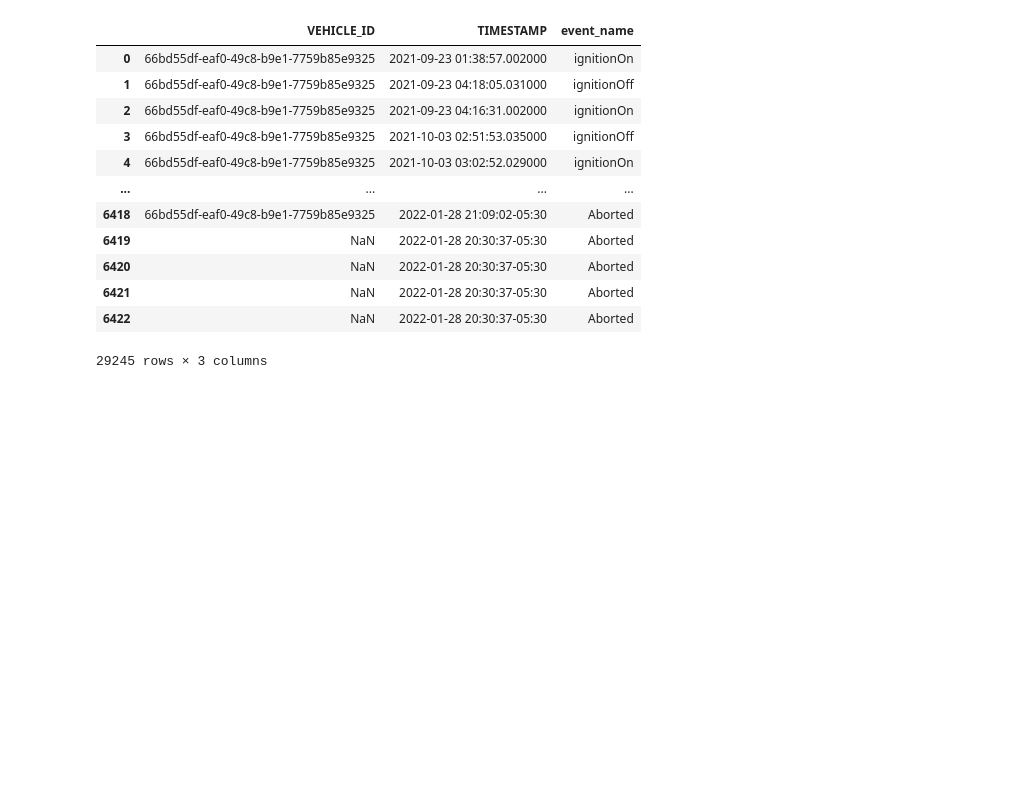
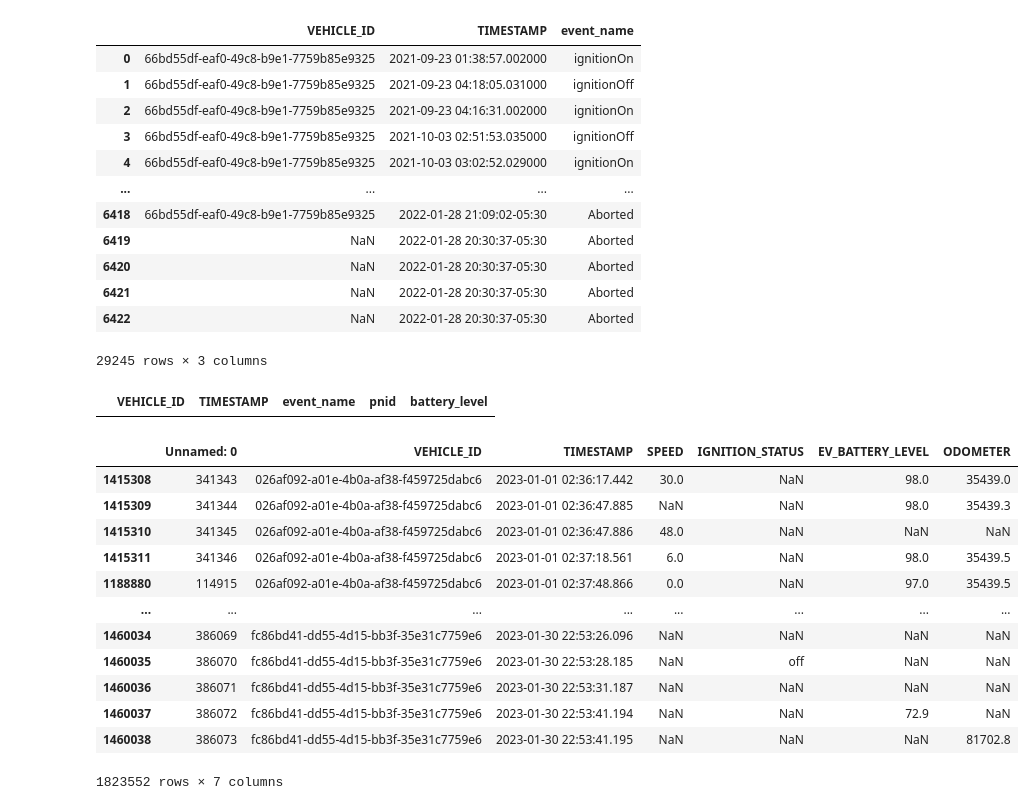
Before and after one commit to RohanArava/Motorq-DS-Rohan, a Jupyter notebook: motorq.ipynb, the cells around one changed output. Drawn from its saved outputs; the diff is of its cells as text; code cells hidden in the pictures; blank space fills up the shorter version.

```diff
--- a/motorq.ipynb
+++ b/motorq.ipynb
@@ -287,3 +291,32 @@ combined
 | 6421 | NaN | 2022-01-28 20:30:37-05:30 | Aborted |
 | 6422 | NaN | 2022-01-28 20:30:37-05:30 | Aborted |
 29245 rows × 3 columns
+# %%
+eventref = pd.DataFrame({
+    "VEHICLE_ID":[],
+    "TIMESTAMP":[],
+    "event_name":[],
+    "pnid":[],
+
+    "battery_level":[]
+})
+eventref
+# %% [output]
+|  | VEHICLE_ID | TIMESTAMP | event_name | pnid | battery_level |
+# %%
+telemetry = telemetry.sort_values(by=["VEHICLE_ID", "TIMESTAMP"])
+telemetry
+# %% [output]
+|  | Unnamed: 0 | VEHICLE_ID | TIMESTAMP | SPEED | IGNITION_STATUS | EV_BATTERY_LEVEL | ODOMETER |
+| 1415308 | 341343 | 026af092-a01e-4b0a-af38-f459725dabc6 | 2023-01-01 02:36:17.442 | 30.0 | NaN | 98.0 | 35439.0 |
+| 1415309 | 341344 | 026af092-a01e-4b0a-af38-f459725dabc6 | 2023-01-01 02:36:47.885 | NaN | NaN | 98.0 | 35439.3 |
+| 1415310 | 341345 | 026af092-a01e-4b0a-af38-f459725dabc6 | 2023-01-01 02:36:47.886 | 48.0 | NaN | NaN | NaN |
+| 1415311 | 341346 | 026af092-a01e-4b0a-af38-f459725dabc6 | 2023-01-01 02:37:18.561 | 6.0 | NaN | 98.0 | 35439.5 |
+| 1188880 | 114915 | 026af092-a01e-4b0a-af38-f459725dabc6 | 2023-01-01 02:37:48.866 | 0.0 | NaN | 97.0 | 35439.5 |
+| ... | ... | ... | ... | ... | ... | ... | ... |
+| 1460034 | 386069 | fc86bd41-dd55-4d15-bb3f-35e31c7759e6 | 2023-01-30 22:53:26.096 | NaN | NaN | NaN | NaN |
+| 1460035 | 386070 | fc86bd41-dd55-4d15-bb3f-35e31c7759e6 | 2023-01-30 22:53:28.185 | NaN | off | NaN | NaN |
+| 1460036 | 386071 | fc86bd41-dd55-4d15-bb3f-35e31c7759e6 | 2023-01-30 22:53:31.187 | NaN | NaN | NaN | NaN |
+| 1460037 | 386072 | fc86bd41-dd55-4d15-bb3f-35e31c7759e6 | 2023-01-30 22:53:41.194 | NaN | NaN | 72.9 | NaN |
+| 1460038 | 386073 | fc86bd41-dd55-4d15-bb3f-35e31c7759e6 | 2023-01-30 22:53:41.195 | NaN | NaN | NaN | 81702.8 |
+1823552 rows × 7 columns
```
Also changed, not shown: parts of 12 cells of this notebook.
